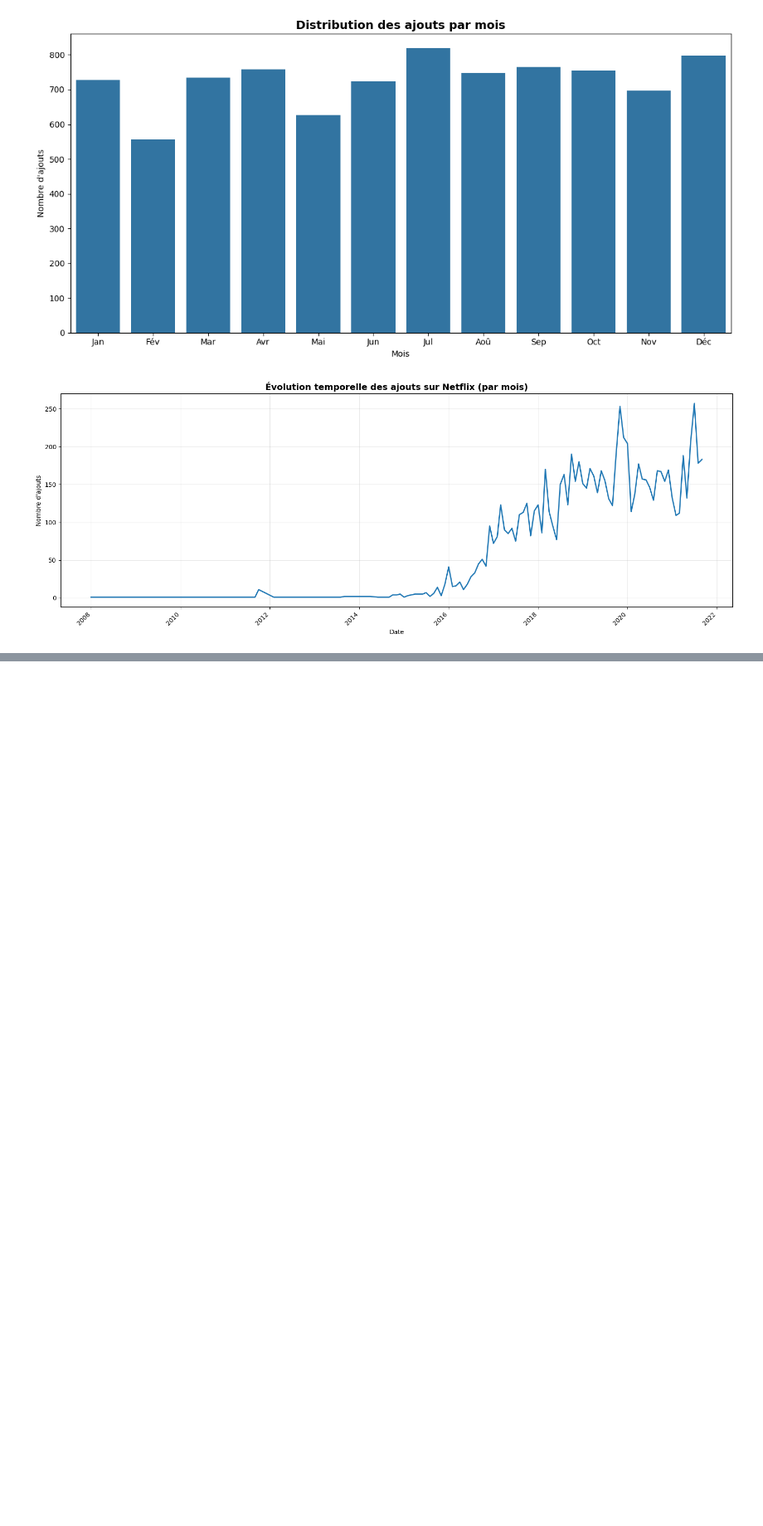
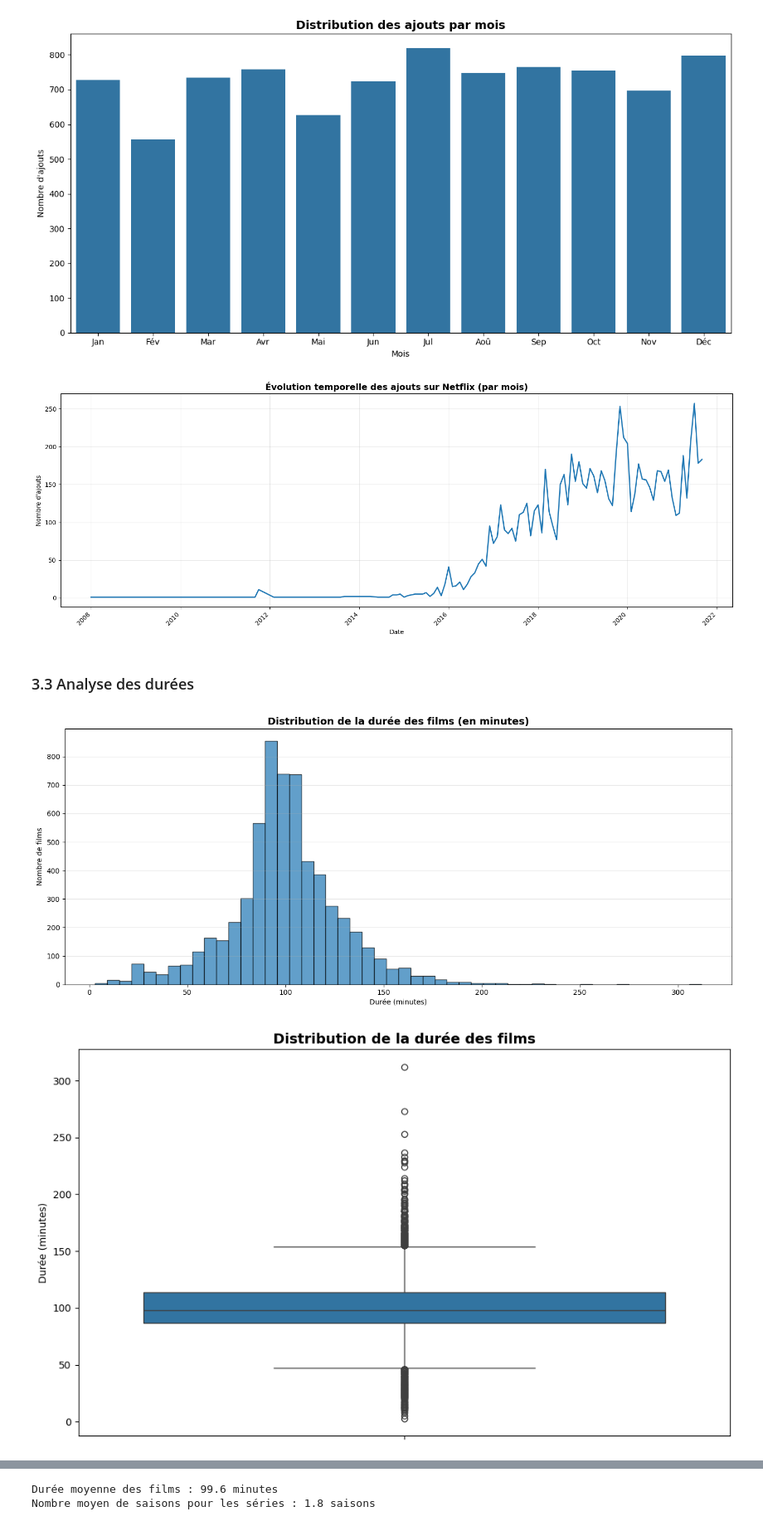
Before and after one commit to LaPoulePunto/netflix-eda-analyse, a Jupyter notebook: main.ipynb, the cells around one changed output, grey strips where cells are left out. Shown at 83% size. Saved outputs shown, nothing was run; the diff lists cells and outputs as text; code cells hidden in the pictures; blank space fills up the shorter version.

Commit message:
Analyse des durées des films et séries

```diff
--- a/main.ipynb
+++ b/main.ipynb
@@ -486,3 +486,43 @@ Name: count, dtype: int64
 [figure]
 [figure]
 [figure]
+# %% [markdown]
+### 3.3 Analyse des durées
+# %%
+df_movies = df[df['type'] == 'Movie'].copy()
+df_movies['duration_min'] = df_movies['duration'].str.extract('(\d+)').astype(float)
+
+df_shows = df[df['type'] == 'TV Show'].copy()
+df_shows['num_seasons'] = df_shows['duration'].str.extract('(\d+)').astype(float)
+
+plt.figure(figsize=(14, 6))
+plt.hist(df_movies['duration_min'].dropna(), bins=50, edgecolor='black', alpha=0.7)
+plt.title('Distribution de la durée des films (en minutes)',
+          fontsize=14, fontweight='bold')
+plt.xlabel('Durée (minutes)')
+plt.ylabel('Nombre de films')
+plt.grid(axis='y', alpha=0.3)
+plt.tight_layout()
+plt.show()
+
+plt.figure(figsize=(10, 6))
+sns.boxplot(y=df_movies['duration_min'])
+plt.title('Distribution de la durée des films', fontsize=14, fontweight='bold')
+plt.ylabel('Durée (minutes)')
+plt.tight_layout()
+plt.show()
+
+plt.figure(figsize=(12, 6))
+sns.countplot(data=df_shows, x='num_seasons', order=df_shows['num_seasons'].value_counts().head(15).index)
+plt.title('Distribution du nombre de saisons (Top 15)', fontsize=14, fontweight='bold')
+plt.xlabel('Nombre de saisons')
+plt.ylabel('Nombre de séries')
+plt.xticks(rotation=45)
+plt.tight_layout()
+plt.show()
+
+print(f"Durée moyenne des films : {df_movies['duration_min'].mean():.1f} minutes")
+print(f"Nombre moyen de saisons pour les séries : {df_shows['num_seasons'].mean():.1f} saisons")
+# %% [output]
+[figure, added]
+[figure, added]
@@ -488,0 +530,2 @@ Name: count, dtype: int64
+Durée moyenne des films : 99.6 minutes
+Nombre moyen de saisons pour les séries : 1.8 saisons
```
Also changed, not shown: parts of 2 cells of this notebook.
